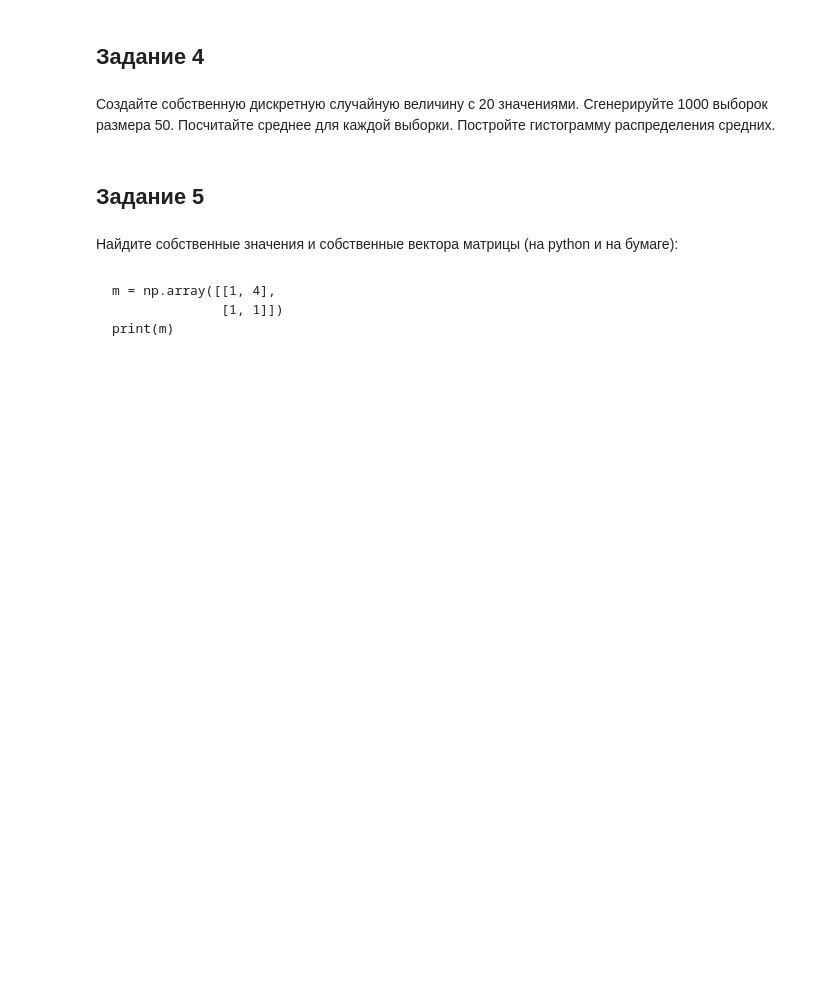
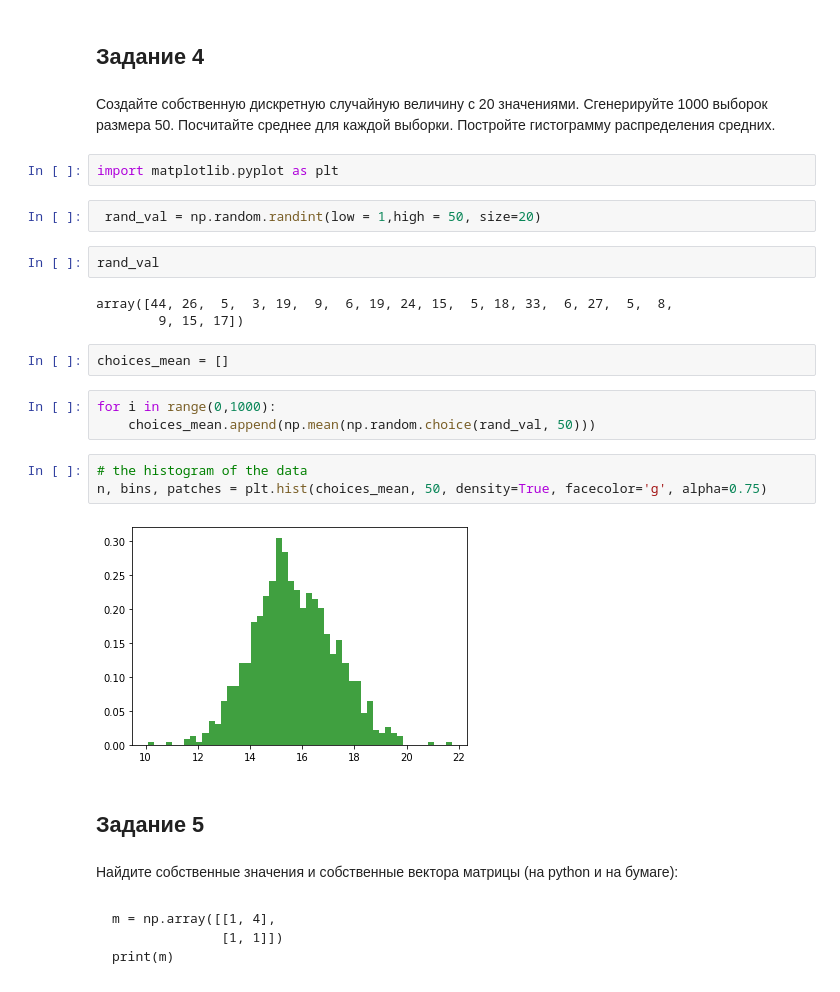
Before and after one commit to platypova/Netology_Data_Science, a Jupyter notebook: DS_Math/HW_X.ipynb, the cells around one changed output. Saved outputs shown, nothing was run; the diff lists cells and outputs as text; blank space fills up the shorter version.

```diff
--- a/DS_Math/HW_X.ipynb
+++ b/DS_Math/HW_X.ipynb
@@ -210,6 +191,25 @@ array([  0.        , -12.01819092, -18.90968634, -17.68786571,
 ## Задание 4
 # %% [markdown]
 Создайте собственную дискретную случайную величину с 20 значениями. Сгенерируйте 1000 выборок размера 50. Посчитайте среднее для каждой выборки. Постройте гистограмму распределения средних.
+# %%
+import matplotlib.pyplot as plt
+# %%
+ rand_val = np.random.randint(low = 1,high = 50, size=20)
+# %%
+rand_val
+# %% [output]
+array([44, 26,  5,  3, 19,  9,  6, 19, 24, 15,  5, 18, 33,  6, 27,  5,  8,
+        9, 15, 17])
+# %%
+choices_mean = []
+# %%
+for i in range(0,1000):
+    choices_mean.append(np.mean(np.random.choice(rand_val, 50)))
+# %%
+# the histogram of the data
+n, bins, patches = plt.hist(choices_mean, 50, density=True, facecolor='g', alpha=0.75)
+# %% [output]
+[figure, added]
 # %% [markdown]
 ## Задание 5
 # %% [markdown]
```
Also changed, not shown: parts of 5 cells of this notebook.
